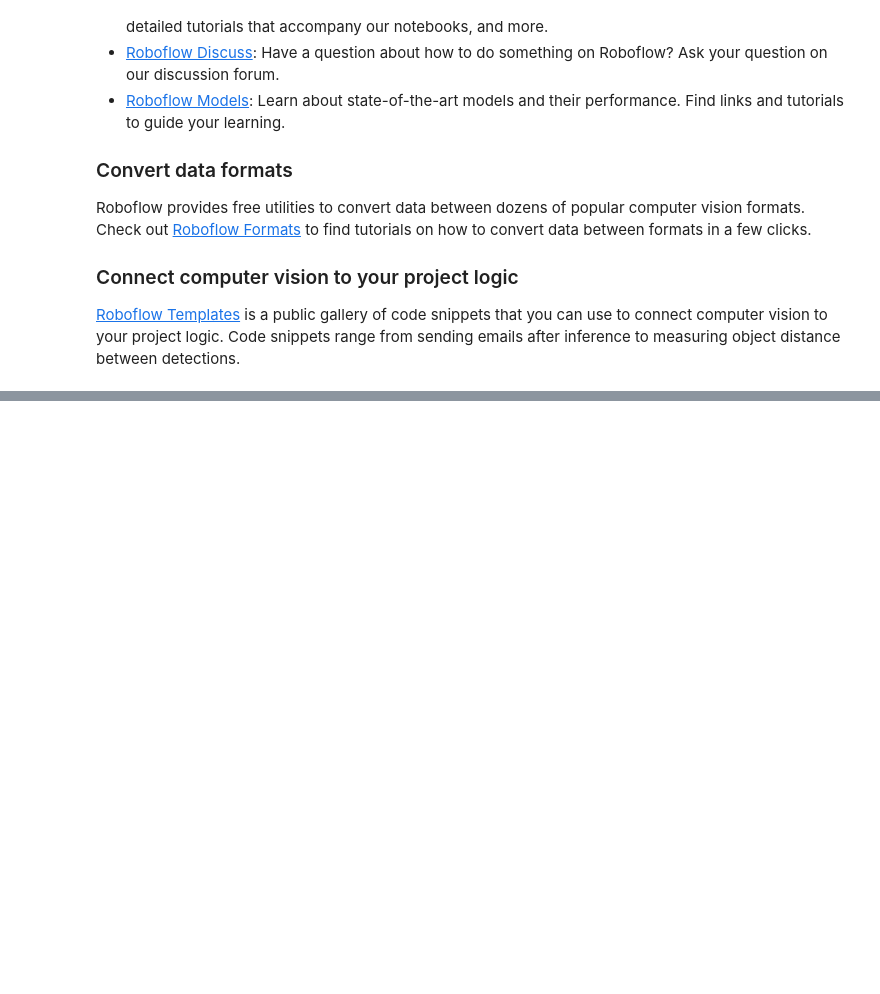
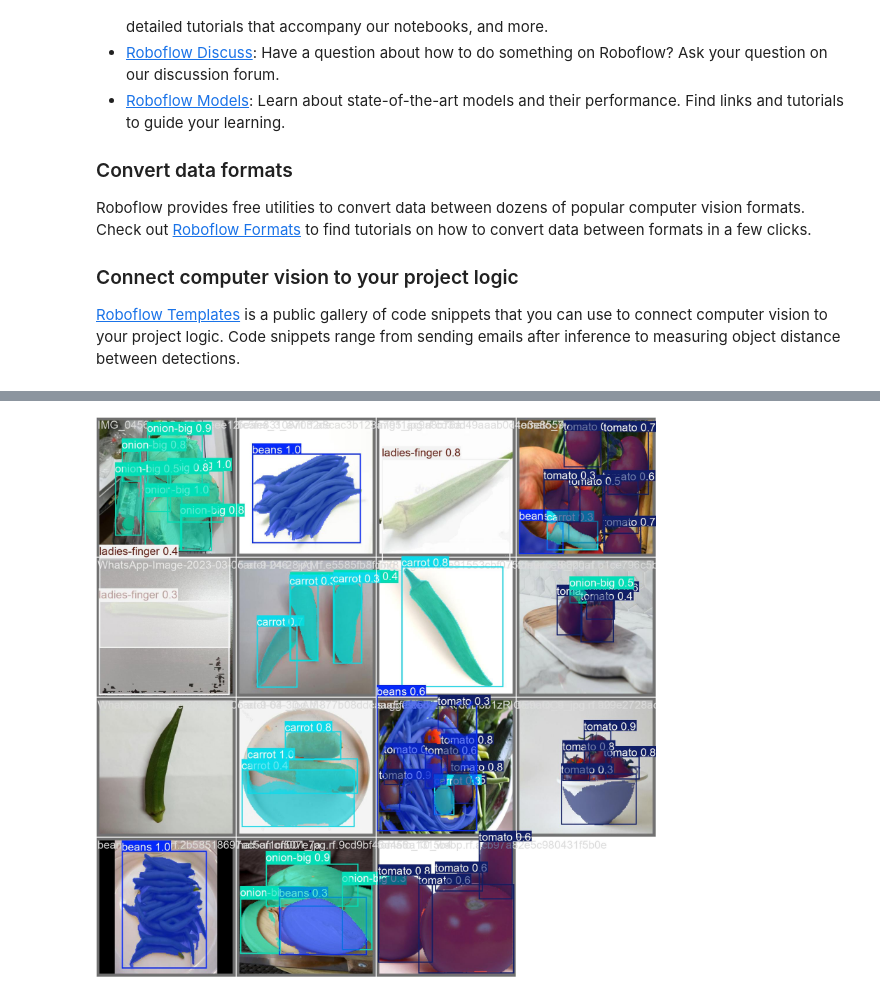
Before and after one commit to simeonjg/Roboflow, a Jupyter notebook: notebooks/train-yolo11-object-detection-on-custom-dataset.ipynb, the cells around one changed output, grey strips where cells are left out. Saved outputs shown, nothing was run; the diff lists cells and outputs as text; code cells hidden in the pictures; blank space fills up the shorter version.

```diff
--- a/notebooks/train-yolo11-object-detection-on-custom-dataset.ipynb
+++ b/notebooks/train-yolo11-object-detection-on-custom-dataset.ipynb
@@ -322,0 +396,4 @@ dataset = version.download("yolov11")
+# %%
+IPyImage(filename=f'{HOME}/runs/segment/train/val_batch0_pred.jpg', width=600)
+# %% [output]
+[figure, added]
```
Also changed, not shown: parts of 5 cells of this notebook.
